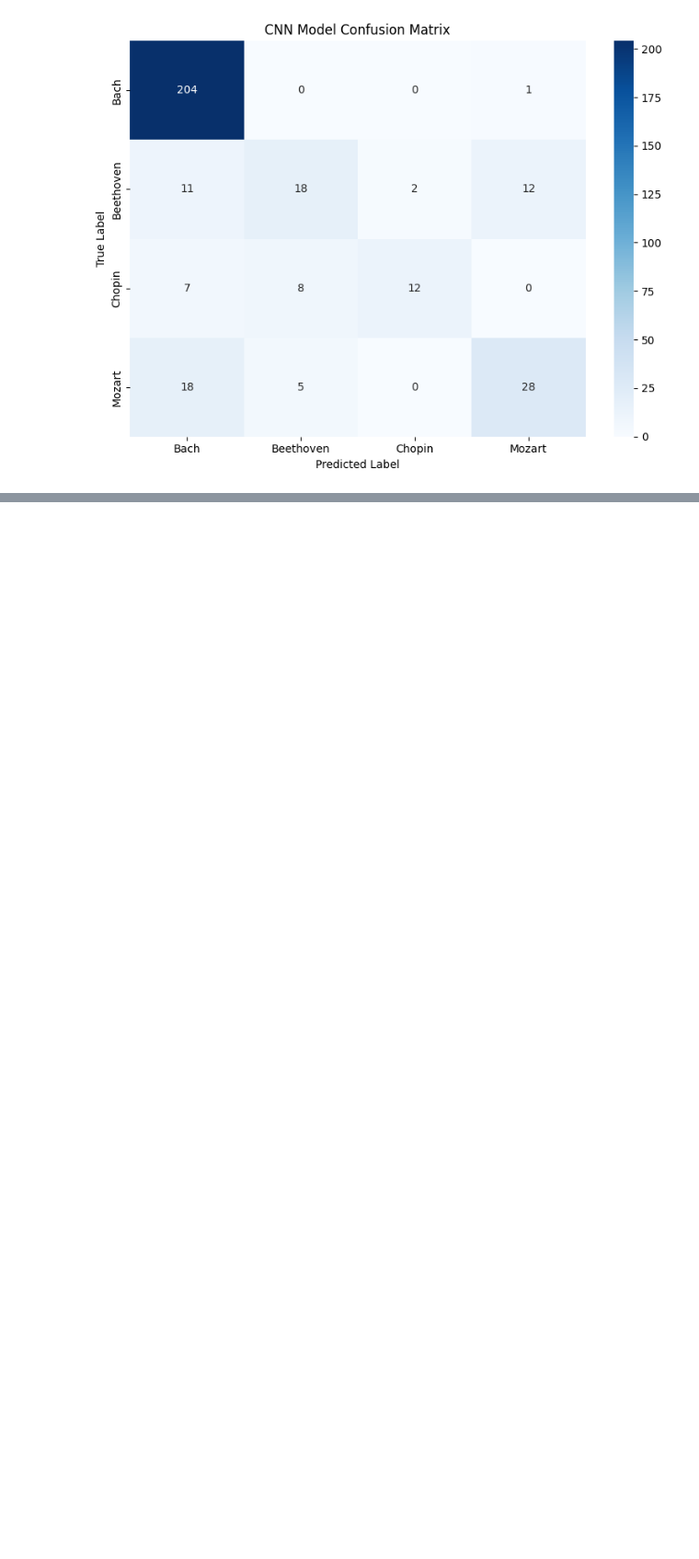
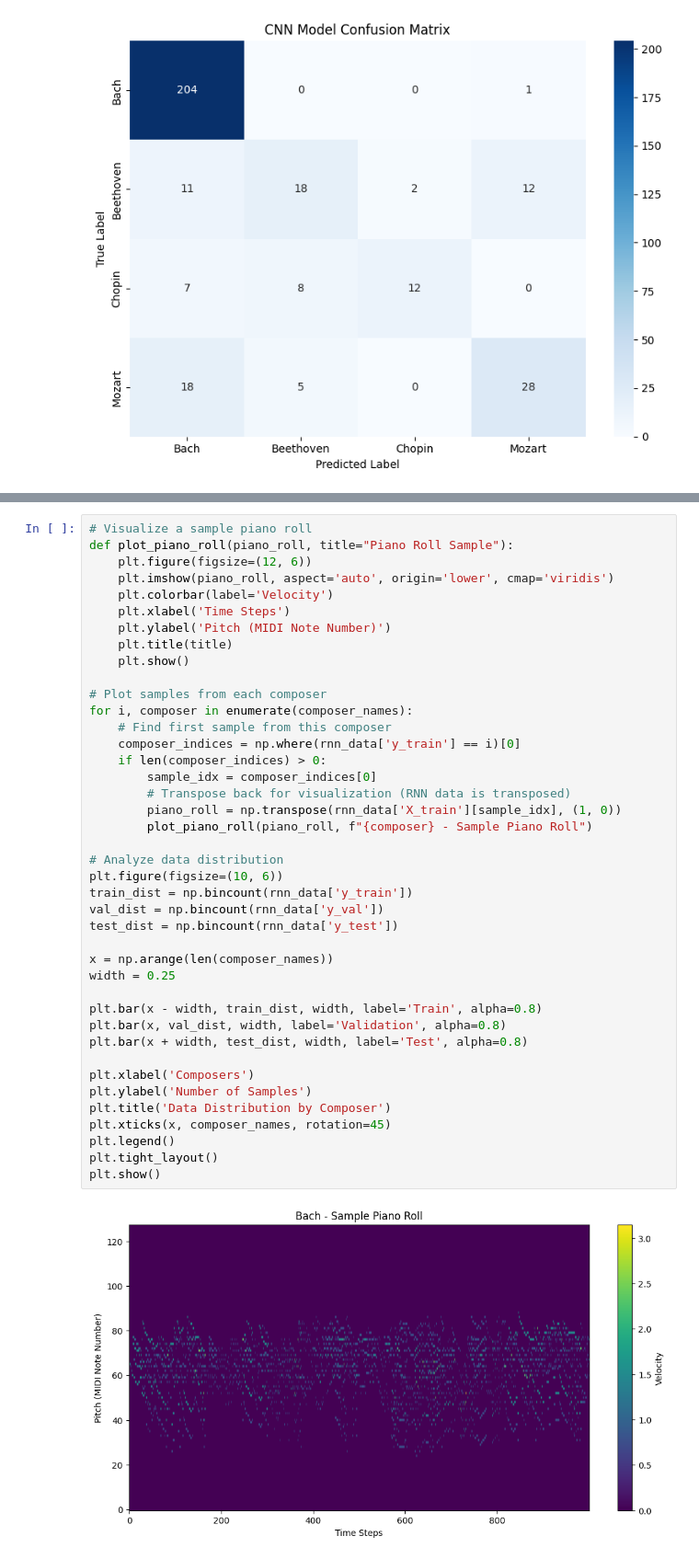
Before and after one commit to qmou11/music_genre_composer_classification, a Jupyter notebook: final prject (1).ipynb, the cells around one changed output, grey strips where cells are left out. Shown at 92% size. Drawn from its saved outputs; the diff is of its cells as text; blank space fills up the shorter version.

```diff
--- a/final prject (1).ipynb
+++ b/final prject (1).ipynb
@@ -1081,0 +1108,43 @@ weighted avg       0.79      0.80      0.78       326
+# %%
+# Visualize a sample piano roll
+def plot_piano_roll(piano_roll, title="Piano Roll Sample"):
+    plt.figure(figsize=(12, 6))
+    plt.imshow(piano_roll, aspect='auto', origin='lower', cmap='viridis')
+    plt.colorbar(label='Velocity')
+    plt.xlabel('Time Steps')
+    plt.ylabel('Pitch (MIDI Note Number)')
+    plt.title(title)
+    plt.show()
+
+# Plot samples from each composer
+for i, composer in enumerate(composer_names):
+    # Find first sample from this composer
+    composer_indices = np.where(rnn_data['y_train'] == i)[0]
+    if len(composer_indices) > 0:
+        sample_idx = composer_indices[0]
+        # Transpose back for visualization (RNN data is transposed)
+        piano_roll = np.transpose(rnn_data['X_train'][sample_idx], (1, 0))
+        plot_piano_roll(piano_roll, f"{composer} - Sample Piano Roll")
+
+# Analyze data distribution
+plt.figure(figsize=(10, 6))
+train_dist = np.bincount(rnn_data['y_train'])
+val_dist = np.bincount(rnn_data['y_val'])
+test_dist = np.bincount(rnn_data['y_test'])
+
+x = np.arange(len(composer_names))
+width = 0.25
+
+plt.bar(x - width, train_dist, width, label='Train', alpha=0.8)
+plt.bar(x, val_dist, width, label='Validation', alpha=0.8)
+plt.bar(x + width, test_dist, width, label='Test', alpha=0.8)
+
+plt.xlabel('Composers')
+plt.ylabel('Number of Samples')
+plt.title('Data Distribution by Composer')
+plt.xticks(x, composer_names, rotation=45)
+plt.legend()
+plt.tight_layout()
+plt.show()
+# %% [output]
+[figure, added]
```
Also changed, not shown: parts of 11 cells of this notebook.
